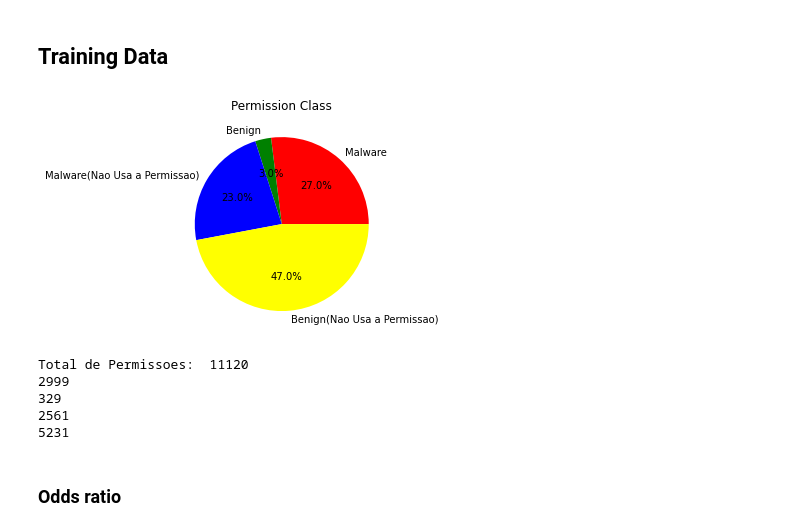
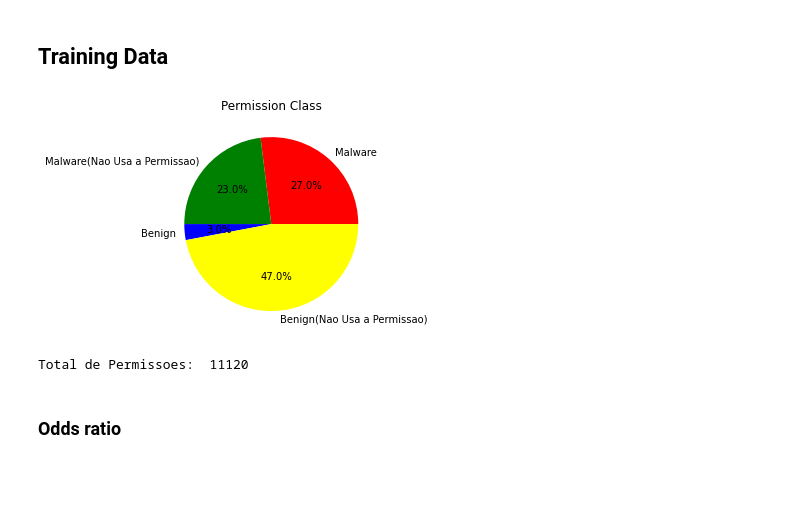
Before and after one commit to NiguXNick/DataScience, a Jupyter notebook: Filter-Based.ipynb, the cells around one changed output. Saved outputs shown, nothing was run; the diff lists cells and outputs as text; code cells hidden in the pictures; blank space fills up the shorter version.

```diff
--- a/Filter-Based.ipynb
+++ b/Filter-Based.ipynb
@@ -33,46 +33,52 @@ def gpc(class_name, validator):
         return count
     if validator == 1:
         for i in ds[class_name]:
-            if i == 1 and ds["class"][j] == 0:
+            if i == 0 and ds["class"][j] == 1:
                 count += 1
             j += 1
         return count
     if validator == 2:
         for i in ds[class_name]:
-            if i == 0 and ds["class"][j] == 1:
+            if i == 1 and ds["class"][j] == 0:
                 count += 1
             j += 1
         return count
     if validator == 3:
         for i in ds[class_name]:
             if i == 0 and ds["class"][j] == 0:
                 count += 1
             j += 1
         return count
     if validator == 4:
         return len(ds[class_name])
+    if validator == 5:
+        for i in ds["class"]:
+            if i == 1:
+                count += 1
+        return count
+    if validator == 6:
+        for i in ds["class"]:
+            if i == 0:
+                count += 1
+        return count
+    if validator == 7:
+        return len(ds[class_name][ds[class_name] == 1])
+    if validator == 8:
+        return len(ds[class_name][ds[class_name] == 0])
 
 def show_graph(class_name):
     permission_class = [gpc(class_name, 0), gpc(class_name, 1), gpc(class_name, 2), gpc(class_name, 3)]
-    labels = ["Malware", "Benign", "Malware(Nao Usa a Permissao)", "Benign(Nao Usa a Permissao)"]
+    labels = ["Malware", "Malware(Nao Usa a Permissao)", "Benign" , "Benign(Nao Usa a Permissao)"]
     colors = ["red", "green", "blue", "yellow"]
     plt.pie(permission_class, labels=labels, colors=colors, autopct="%1.1f%%")
     plt.title("Permission Class")
     plt.show()
 
 show_graph("SEND_SMS")
 print("Total de Permissoes: ", gpc("SEND_SMS", 4))
-print(gpc("SEND_SMS", 0))
-print(gpc("SEND_SMS", 1))
-print(gpc("SEND_SMS", 2))
-print(gpc("SEND_SMS", 3))
 # %% [output]
-[figure, old version]
+[figure, new version]
 Total de Permissoes:  11120
-2999
-329
-2561
-5231
 # %% [markdown]
 <h3> Odds ratio
 # %%
```
Also changed, not shown: parts of 17 cells of this notebook.
